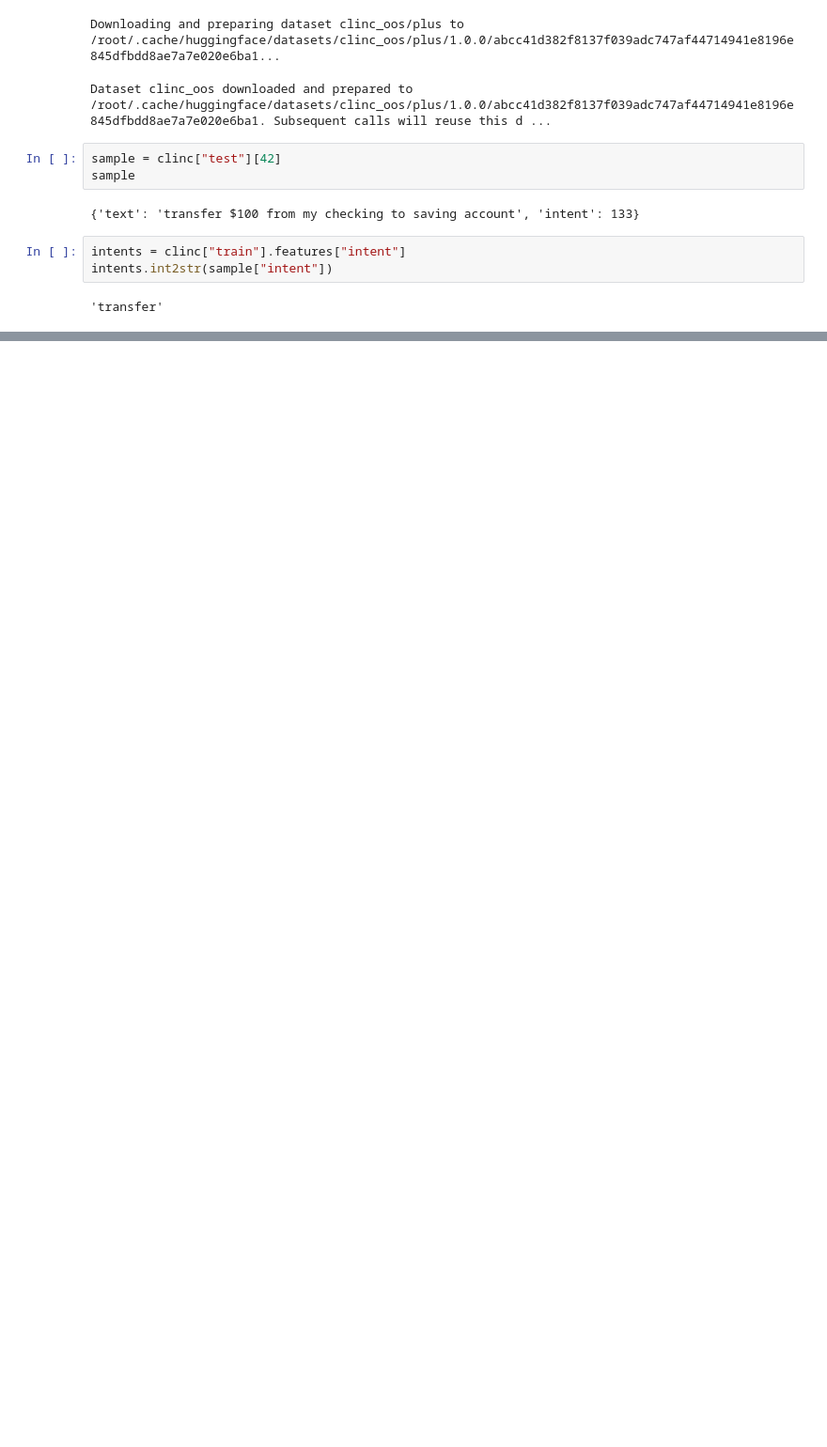
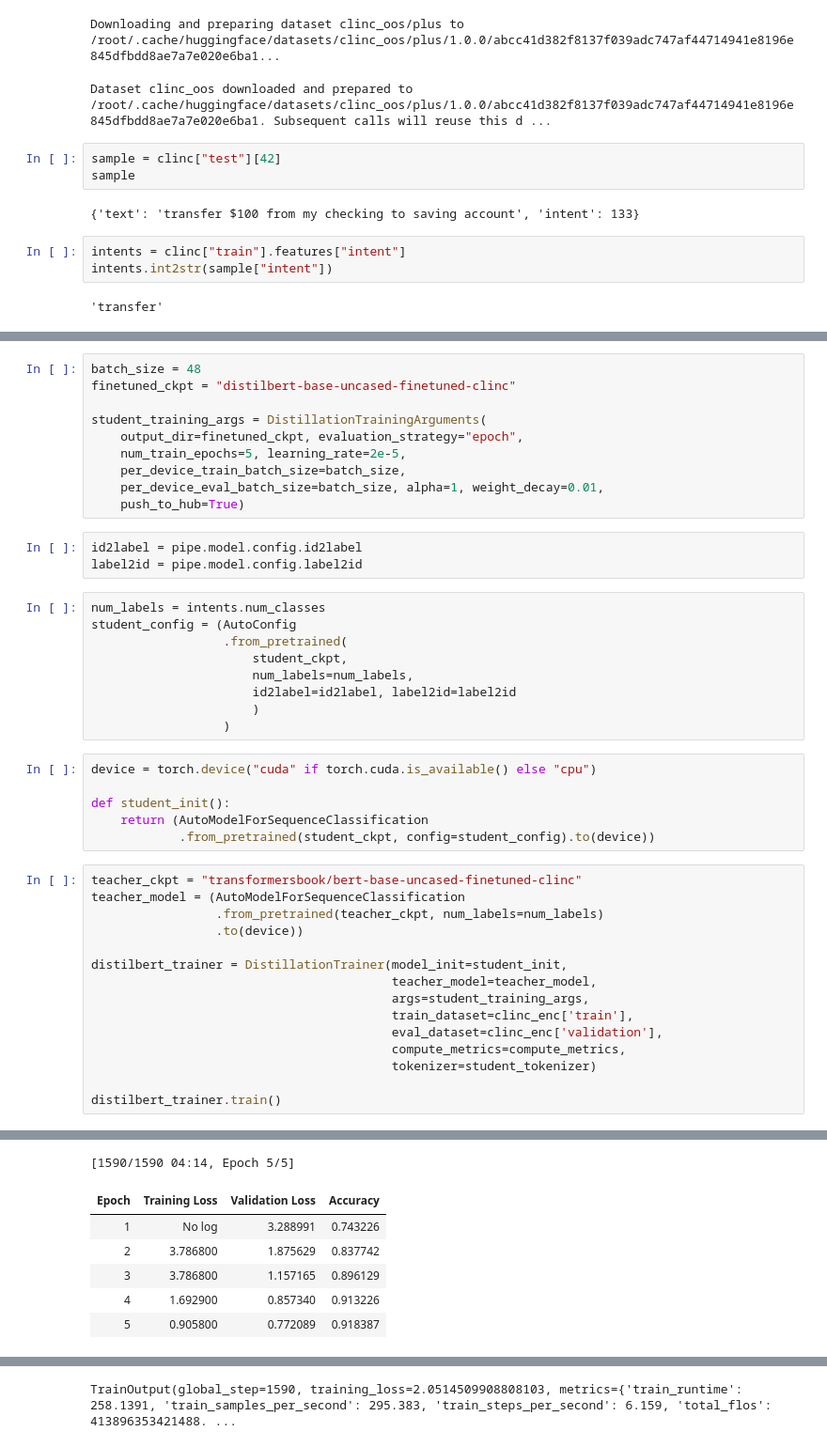
Before and after one commit to juanprida/nlp_with_transformers, a Jupyter notebook: 08_making_transformers_efficient_in_production.ipynb, the cells around one changed output, grey strips where cells are left out. Shown: that part at 94% size. Saved outputs shown, nothing was run; the diff lists cells and outputs as text; blank space fills up the shorter version.

```diff
--- a/08_making_transformers_efficient_in_production.ipynb
+++ b/08_making_transformers_efficient_in_production.ipynb
@@ -119,0 +176,44 @@ from pathlib import Path
+# %%
+batch_size = 48
+finetuned_ckpt = "distilbert-base-uncased-finetuned-clinc"
+
+student_training_args = DistillationTrainingArguments(
+    output_dir=finetuned_ckpt, evaluation_strategy="epoch",
+    num_train_epochs=5, learning_rate=2e-5,
+    per_device_train_batch_size=batch_size,
+    per_device_eval_batch_size=batch_size, alpha=1, weight_decay=0.01,
+    push_to_hub=True)
+# %%
+id2label = pipe.model.config.id2label
+label2id = pipe.model.config.label2id
+# %%
+num_labels = intents.num_classes
+student_config = (AutoConfig
+                  .from_pretrained(
+                      student_ckpt,
+                      num_labels=num_labels,
+                      id2label=id2label, label2id=label2id
+                      )
+                  )
+# %%
+device = torch.device("cuda" if torch.cuda.is_available() else "cpu")
+
+def student_init():
+    return (AutoModelForSequenceClassification
+            .from_pretrained(student_ckpt, config=student_config).to(device))
+# %%
+teacher_ckpt = "transformersbook/bert-base-uncased-finetuned-clinc"
+teacher_model = (AutoModelForSequenceClassification
+                 .from_pretrained(teacher_ckpt, num_labels=num_labels)
+                 .to(device))
+
+distilbert_trainer = DistillationTrainer(model_init=student_init,
+                                         teacher_model=teacher_model,
+                                         args=student_training_args,
+                                         train_dataset=clinc_enc['train'],
+                                         eval_dataset=clinc_enc['validation'],
+                                         compute_metrics=compute_metrics,
+                                         tokenizer=student_tokenizer)
+
+distilbert_trainer.train()
+# %% [output]
@@ -119,0 +237,7 @@ from pathlib import Path
+[1590/1590 04:14, Epoch 5/5]
+| Epoch | Training Loss | Validation Loss | Accuracy |
+| 1 | No log | 3.288991 | 0.743226 |
+| 2 | 3.786800 | 1.875629 | 0.837742 |
+| 3 | 3.786800 | 1.157165 | 0.896129 |
+| 4 | 1.692900 | 0.857340 | 0.913226 |
+| 5 | 0.905800 | 0.772089 | 0.918387 |
@@ -119,0 +261 @@ from pathlib import Path
+TrainOutput(global_step=1590, training_loss=2.0514509908808103, metrics={'train_runtime': 258.1391, 'train_samples_per_second': 295.383, 'train_steps_per_second': 6.159, 'total_flos': 413896353421488. ...
```
Also changed, not shown: parts of 15 cells of this notebook.
